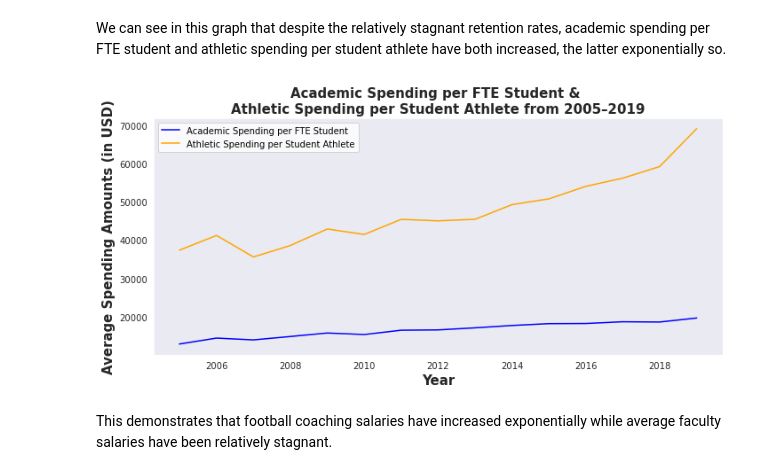
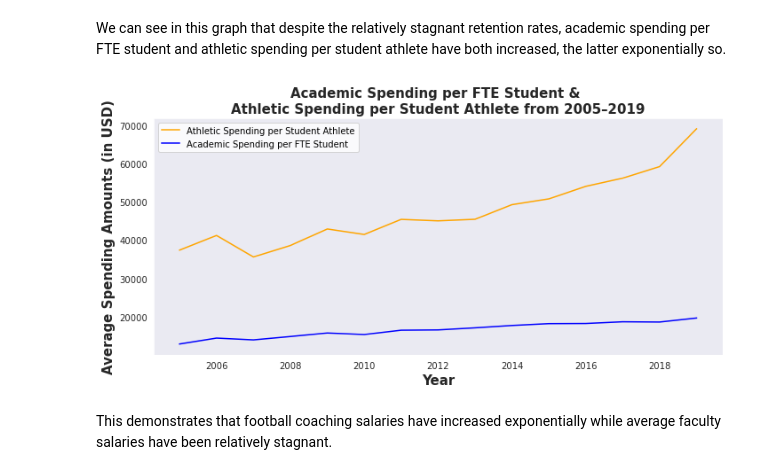
Before and after one commit to Shoemaker703/college_retention, a Jupyter notebook: Summary Notebook.ipynb, the cells around one changed output. Drawn from its saved outputs; the diff is of its cells as text; code cells hidden in the pictures.

```diff
--- a/Summary Notebook.ipynb
+++ b/Summary Notebook.ipynb
@@ -391,17 +428,18 @@ We can see in this graph that despite the relatively stagnant retention rates, a
 # %%
 # Looking academic spending per FTE student vs. athletic spending per student athlete.
 with sns.axes_style('dark'):
     fig, ax = plt.subplots(figsize=(10,5))
+
+sns.lineplot(y = trends['Athletic Spending per Student Athlete'], x = trends.index, color='orange')
 sns.lineplot(y = trends['Academic Spending per FTE Student'], x = trends.index, color='blue')
-sns.lineplot(y = trends['Athletic Spending per Student Athlete'], x = trends.index, color='orange')
 ax.set_title('Academic Spending per FTE Student & \nAthletic Spending per Student Athlete from 2005–2019', fontsize=15,fontweight='bold')
 ax.set_xlabel('Year', fontsize=15,fontweight='bold')
 ax.set_ylabel('Average Spending Amounts (in USD)', fontsize=15,fontweight='bold')
-ax.legend(labels = ['Academic Spending per FTE Student', 'Athletic Spending per Student Athlete'])
+ax.legend(labels = ['Athletic Spending per Student Athlete', 'Academic Spending per FTE Student'])
 plt.tight_layout()
 plt.savefig('Images/academic_athletic_spending.png');
 # %% [output]
-[figure, old version]
+[figure, new version]
 # %% [markdown]
 This demonstrates that football coaching salaries have increased exponentially while average faculty salaries have been relatively stagnant.
 # %%
```
Also changed, not shown: parts of 59 cells of this notebook, 11 other files.
